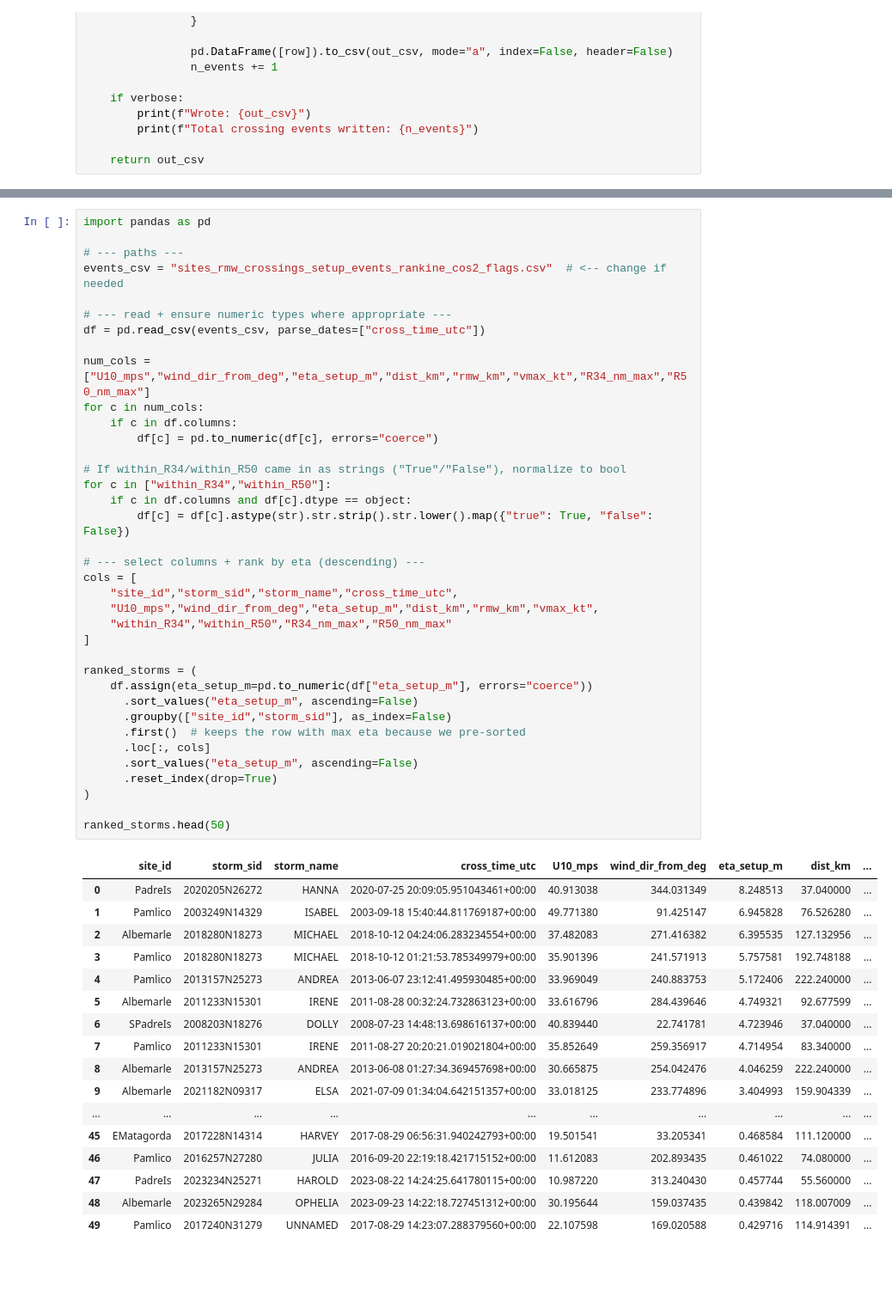
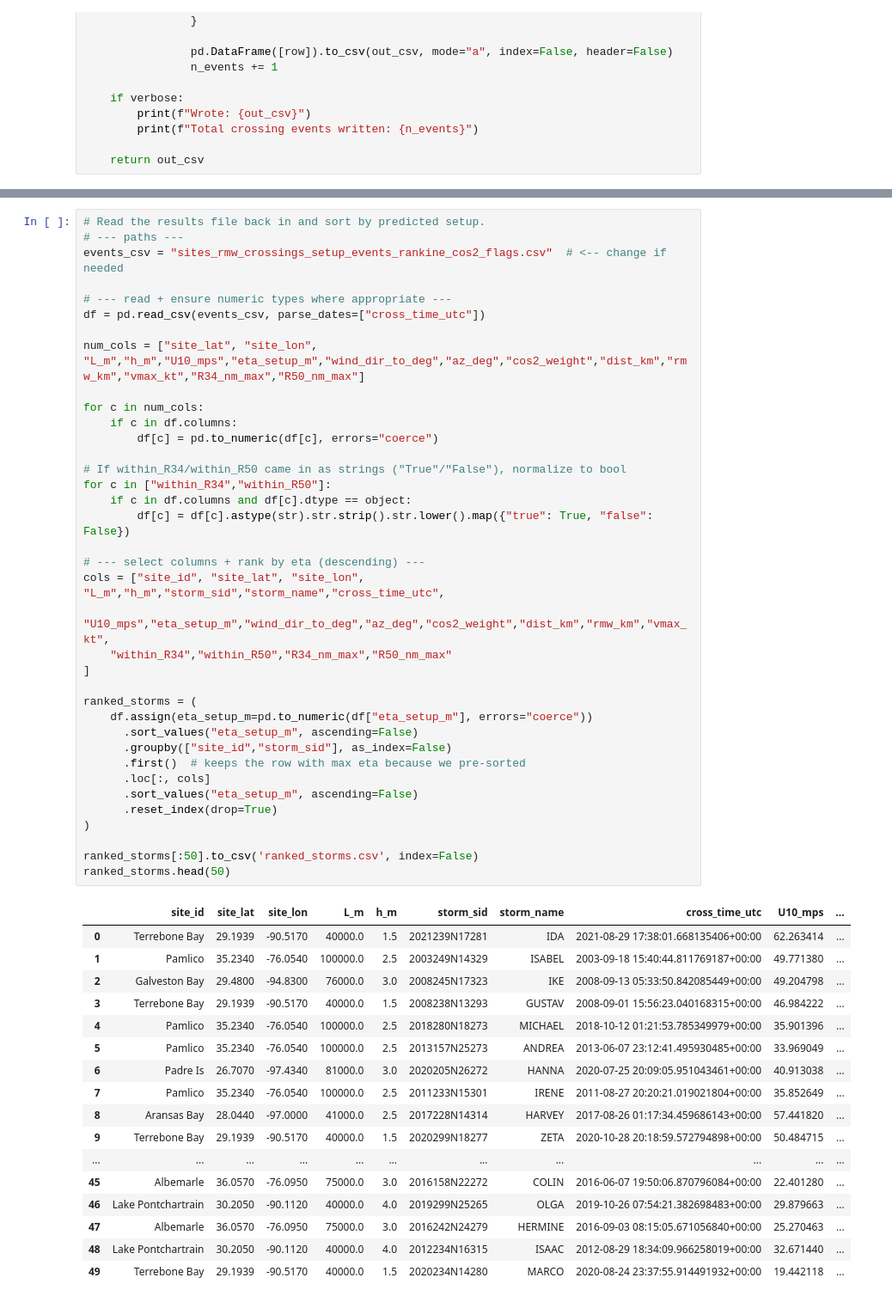
Before and after one commit to csherwood-usgs/Dorian_recovery, a Jupyter notebook: tc_lagoon_wl_screening_ibtracs.ipynb, the cells around one changed output, grey strips where cells are left out. Shown at 86% size. Cells and saved outputs as stored; diff of their text form; blank space fills up the shorter version.

```diff
--- a/tc_lagoon_wl_screening_ibtracs.ipynb
+++ b/tc_lagoon_wl_screening_ibtracs.ipynb
@@ -381,55 +369,55 @@ Total crossing events written: 124
 # %%
-import pandas as pd
-
+# Read the results file back in and sort by predicted setup.
 # --- paths ---
 events_csv = "sites_rmw_crossings_setup_events_rankine_cos2_flags.csv"  # <-- change if needed
 
 # --- read + ensure numeric types where appropriate ---
 df = pd.read_csv(events_csv, parse_dates=["cross_time_utc"])
 
-num_cols = ["U10_mps","wind_dir_from_deg","eta_setup_m","dist_km","rmw_km","vmax_kt","R34_nm_max","R50_nm_max"]
+num_cols = ["site_lat", "site_lon", "L_m","h_m","U10_mps","eta_setup_m","wind_dir_to_deg","az_deg","cos2_weight","dist_km","rmw_km","vmax_kt","R34_nm_max","R50_nm_max"]
+
 for c in num_cols:
     if c in df.columns:
         df[c] = pd.to_numeric(df[c], errors="coerce")
 
 # If within_R34/within_R50 came in as strings ("True"/"False"), normalize to bool
 for c in ["within_R34","within_R50"]:
     if c in df.columns and df[c].dtype == object:
         df[c] = df[c].astype(str).str.strip().str.lower().map({"true": True, "false": False})
 
 # --- select columns + rank by eta (descending) ---
-cols = [
-    "site_id","storm_sid","storm_name","cross_time_utc",
-    "U10_mps","wind_dir_from_deg","eta_setup_m","dist_km","rmw_km","vmax_kt",
+cols = ["site_id", "site_lat", "site_lon", "L_m","h_m","storm_sid","storm_name","cross_time_utc",
+    "U10_mps","eta_setup_m","wind_dir_to_deg","az_deg","cos2_weight","dist_km","rmw_km","vmax_kt",
     "within_R34","within_R50","R34_nm_max","R50_nm_max"
 ]
 
 ranked_storms = (
     df.assign(eta_setup_m=pd.to_numeric(df["eta_setup_m"], errors="coerce"))
       .sort_values("eta_setup_m", ascending=False)
       .groupby(["site_id","storm_sid"], as_index=False)
       .first()  # keeps the row with max eta because we pre-sorted
       .loc[:, cols]
       .sort_values("eta_setup_m", ascending=False)
       .reset_index(drop=True)
 )
 
+ranked_storms[:50].to_csv('ranked_storms.csv', index=False)
 ranked_storms.head(50)
 # %% [output]
-|  | site_id | storm_sid | storm_name | cross_time_utc | U10_mps | wind_dir_from_deg | eta_setup_m | dist_km | ... |
-| 0 | PadreIs | 2020205N26272 | HANNA | 2020-07-25 20:09:05.951043461+00:00 | 40.913038 | 344.031349 | 8.248513 | 37.040000 | ... |
-| 1 | Pamlico | 2003249N14329 | ISABEL | 2003-09-18 15:40:44.811769187+00:00 | 49.771380 | 91.425147 | 6.945828 | 76.526280 | ... |
-| 2 | Albemarle | 2018280N18273 | MICHAEL | 2018-10-12 04:24:06.283234554+00:00 | 37.482083 | 271.416382 | 6.395535 | 127.132956 | ... |
-| 3 | Pamlico | 2018280N18273 | MICHAEL | 2018-10-12 01:21:53.785349979+00:00 | 35.901396 | 241.571913 | 5.757581 | 192.748188 | ... |
-| 4 | Pamlico | 2013157N25273 | ANDREA | 2013-06-07 23:12:41.495930485+00:00 | 33.969049 | 240.883753 | 5.172406 | 222.240000 | ... |
-| 5 | Albemarle | 2011233N15301 | IRENE | 2011-08-28 00:32:24.732863123+00:00 | 33.616796 | 284.439646 | 4.749321 | 92.677599 | ... |
-| 6 | SPadreIs | 2008203N18276 | DOLLY | 2008-07-23 14:48:13.698616137+00:00 | 40.839440 | 22.741781 | 4.723946 | 37.040000 | ... |
-| 7 | Pamlico | 2011233N15301 | IRENE | 2011-08-27 20:20:21.019021804+00:00 | 35.852649 | 259.356917 | 4.714954 | 83.340000 | ... |
-| 8 | Albemarle | 2013157N25273 | ANDREA | 2013-06-08 01:27:34.369457698+00:00 | 30.665875 | 254.042476 | 4.046259 | 222.240000 | ... |
-| 9 | Albemarle | 2021182N09317 | ELSA | 2021-07-09 01:34:04.642151357+00:00 | 33.018125 | 233.774896 | 3.404993 | 159.904339 | ... |
-| ... | ... | ... | ... | ... | ... | ... | ... | ... | ... |
-| 45 | EMatagorda | 2017228N14314 | HARVEY | 2017-08-29 06:56:31.940242793+00:00 | 19.501541 | 33.205341 | 0.468584 | 111.120000 | ... |
-| 46 | Pamlico | 2016257N27280 | JULIA | 2016-09-20 22:19:18.421715152+00:00 | 11.612083 | 202.893435 | 0.461022 | 74.080000 | ... |
-| 47 | PadreIs | 2023234N25271 | HAROLD | 2023-08-22 14:24:25.641780115+00:00 | 10.987220 | 313.240430 | 0.457744 | 55.560000 | ... |
-| 48 | Albemarle | 2023265N29284 | OPHELIA | 2023-09-23 14:22:18.727451312+00:00 | 30.195644 | 159.037435 | 0.439842 | 118.007009 | ... |
-| 49 | Pamlico | 2017240N31279 | UNNAMED | 2017-08-29 14:23:07.288379560+00:00 | 22.107598 | 169.020588 | 0.429716 | 114.914391 | ... |
+|  | site_id | site_lat | site_lon | L_m | h_m | storm_sid | storm_name | cross_time_utc | U10_mps | ... |
+| 0 | Terrebone Bay | 29.1939 | -90.5170 | 40000.0 | 1.5 | 2021239N17281 | IDA | 2021-08-29 17:38:01.668135406+00:00 | 62.263414 | ... |
+| 1 | Pamlico | 35.2340 | -76.0540 | 100000.0 | 2.5 | 2003249N14329 | ISABEL | 2003-09-18 15:40:44.811769187+00:00 | 49.771380 | ... |
+| 2 | Galveston Bay | 29.4800 | -94.8300 | 76000.0 | 3.0 | 2008245N17323 | IKE | 2008-09-13 05:33:50.842085449+00:00 | 49.204798 | ... |
+| 3 | Terrebone Bay | 29.1939 | -90.5170 | 40000.0 | 1.5 | 2008238N13293 | GUSTAV | 2008-09-01 15:56:23.040168315+00:00 | 46.984222 | ... |
+| 4 | Pamlico | 35.2340 | -76.0540 | 100000.0 | 2.5 | 2018280N18273 | MICHAEL | 2018-10-12 01:21:53.785349979+00:00 | 35.901396 | ... |
+| 5 | Pamlico | 35.2340 | -76.0540 | 100000.0 | 2.5 | 2013157N25273 | ANDREA | 2013-06-07 23:12:41.495930485+00:00 | 33.969049 | ... |
+| 6 | Padre Is | 26.7070 | -97.4340 | 81000.0 | 3.0 | 2020205N26272 | HANNA | 2020-07-25 20:09:05.951043461+00:00 | 40.913038 | ... |
+| 7 | Pamlico | 35.2340 | -76.0540 | 100000.0 | 2.5 | 2011233N15301 | IRENE | 2011-08-27 20:20:21.019021804+00:00 | 35.852649 | ... |
+| 8 | Aransas Bay | 28.0440 | -97.0000 | 41000.0 | 2.5 | 2017228N14314 | HARVEY | 2017-08-26 01:17:34.459686143+00:00 | 57.441820 | ... |
+| 9 | Terrebone Bay | 29.1939 | -90.5170 | 40000.0 | 1.5 | 2020299N18277 | ZETA | 2020-10-28 20:18:59.572794898+00:00 | 50.484715 | ... |
+| ... | ... | ... | ... | ... | ... | ... | ... | ... | ... | ... |
+| 45 | Albemarle | 36.0570 | -76.0950 | 75000.0 | 3.0 | 2016158N22272 | COLIN | 2016-06-07 19:50:06.870796084+00:00 | 22.401280 | ... |
+| 46 | Lake Pontchartrain | 30.2050 | -90.1120 | 40000.0 | 4.0 | 2019299N25265 | OLGA | 2019-10-26 07:54:21.382698483+00:00 | 29.879663 | ... |
+| 47 | Albemarle | 36.0570 | -76.0950 | 75000.0 | 3.0 | 2016242N24279 | HERMINE | 2016-09-03 08:15:05.671056840+00:00 | 25.270463 | ... |
+| 48 | Lake Pontchartrain | 30.2050 | -90.1120 | 40000.0 | 4.0 | 2012234N16315 | ISAAC | 2012-08-29 18:34:09.966258019+00:00 | 32.671440 | ... |
+| 49 | Terrebone Bay | 29.1939 | -90.5170 | 40000.0 | 1.5 | 2020234N14280 | MARCO | 2020-08-24 23:37:55.914491932+00:00 | 19.442118 | ... |
```
Also changed, not shown: parts of 1 cell of this notebook, 1 other file.
